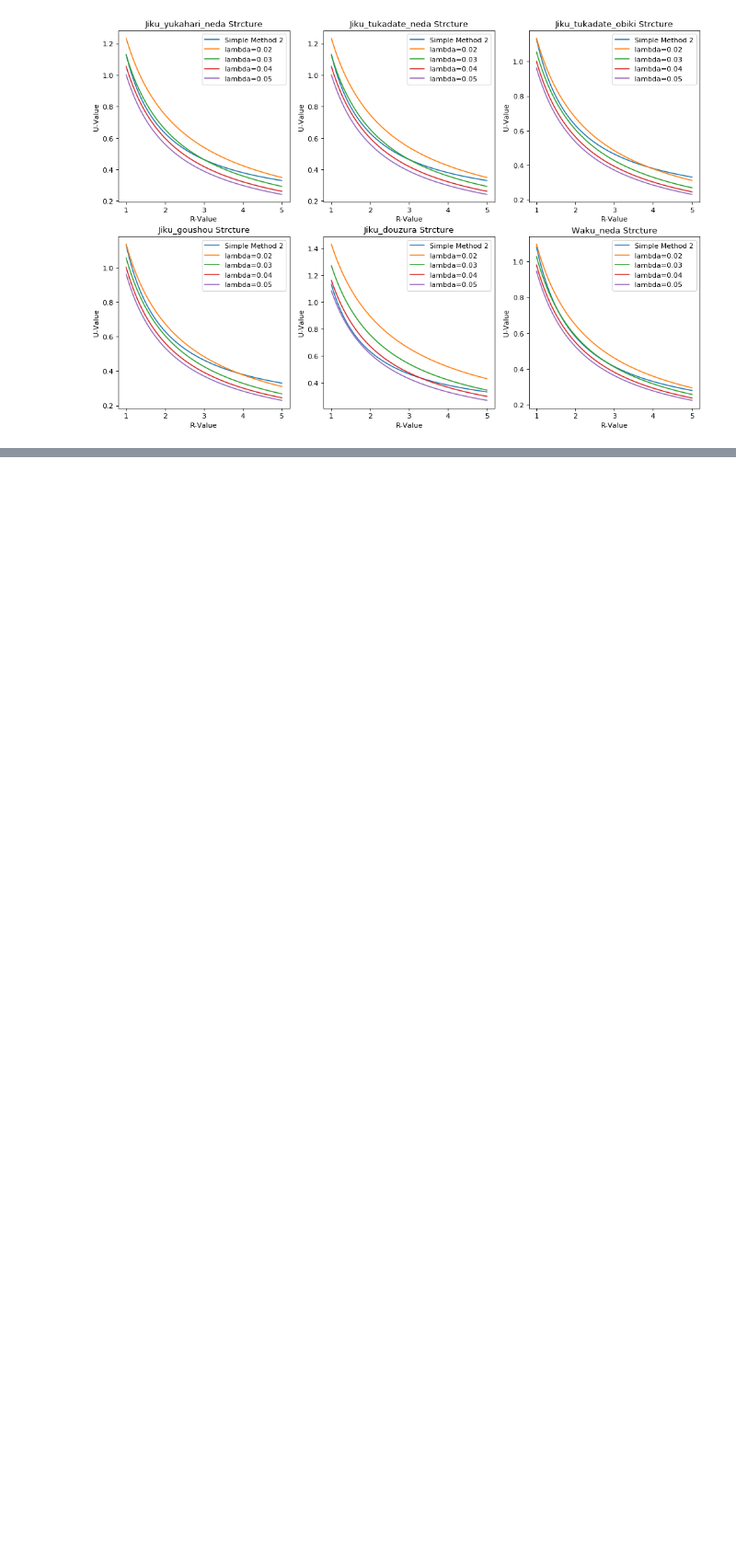
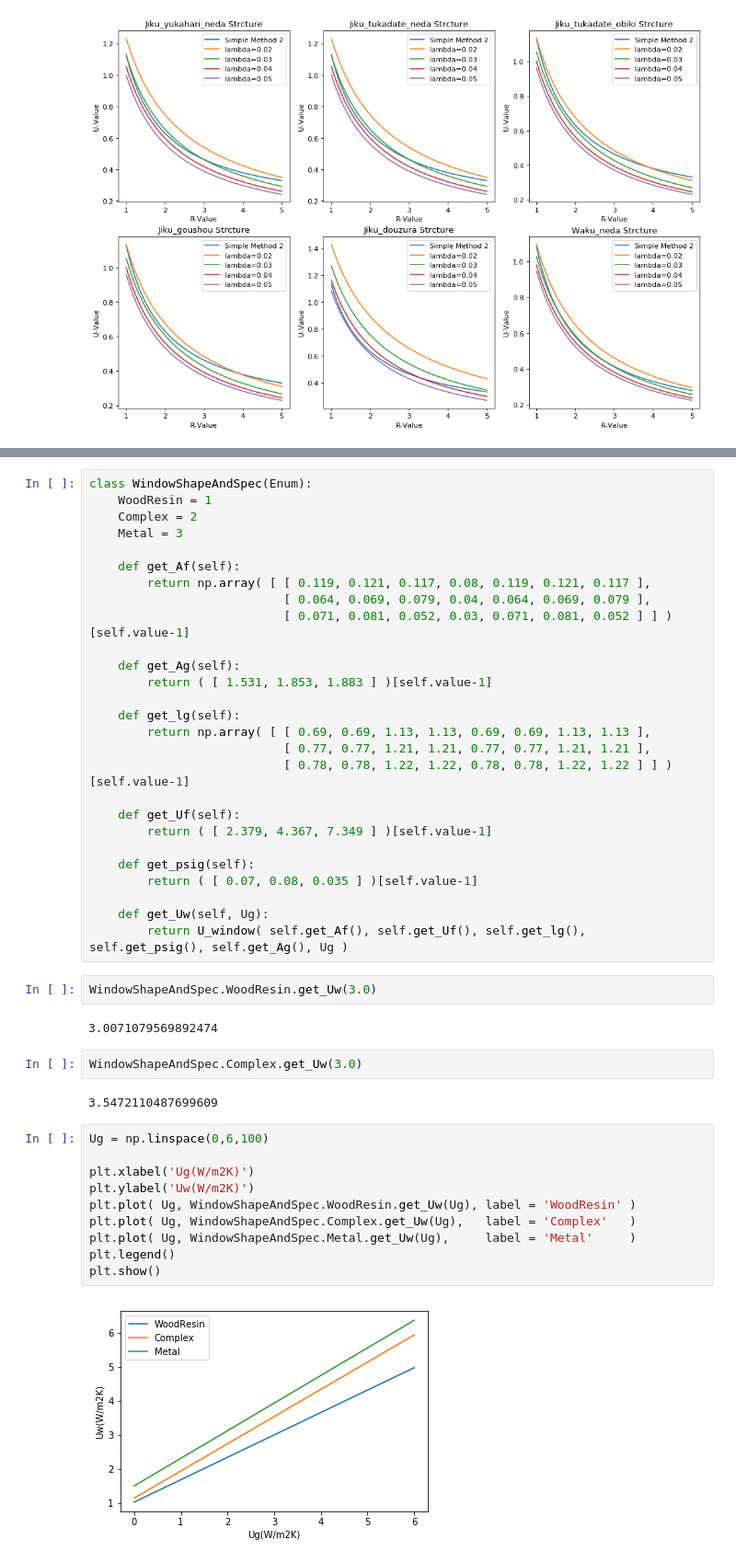
Before and after one commit to HisashiMiura/JJJProgramSpec, a Jupyter notebook: JJJUValueSimpleEvaluationMethod.ipynb, the cells around one changed output, grey strips where cells are left out. Shown: that part at 92% size. Saved outputs shown, nothing was run; the diff lists cells and outputs as text; blank space fills up the shorter version.

```diff
--- a/JJJUValueSimpleEvaluationMethod.ipynb
+++ b/JJJUValueSimpleEvaluationMethod.ipynb
@@ -825,0 +892,47 @@ plt.show()
+# %%
+class WindowShapeAndSpec(Enum):
+    WoodResin = 1
+    Complex = 2
+    Metal = 3
+
+    def get_Af(self):
+        return np.array( [ [ 0.119, 0.121, 0.117, 0.08, 0.119, 0.121, 0.117 ],
+                           [ 0.064, 0.069, 0.079, 0.04, 0.064, 0.069, 0.079 ],
+                           [ 0.071, 0.081, 0.052, 0.03, 0.071, 0.081, 0.052 ] ] )[self.value-1]
+
+    def get_Ag(self):
+        return ( [ 1.531, 1.853, 1.883 ] )[self.value-1]
+
+    def get_lg(self):
+        return np.array( [ [ 0.69, 0.69, 1.13, 1.13, 0.69, 0.69, 1.13, 1.13 ],
+                           [ 0.77, 0.77, 1.21, 1.21, 0.77, 0.77, 1.21, 1.21 ],
+                           [ 0.78, 0.78, 1.22, 1.22, 0.78, 0.78, 1.22, 1.22 ] ] )[self.value-1]
+
+    def get_Uf(self):
+        return ( [ 2.379, 4.367, 7.349 ] )[self.value-1]
+
+    def get_psig(self):
+        return ( [ 0.07, 0.08, 0.035 ] )[self.value-1]
+
+    def get_Uw(self, Ug):
+        return U_window( self.get_Af(), self.get_Uf(), self.get_lg(), self.get_psig(), self.get_Ag(), Ug )
+# %%
+WindowShapeAndSpec.WoodResin.get_Uw(3.0)
+# %% [output]
+3.0071079569892474
+# %%
+WindowShapeAndSpec.Complex.get_Uw(3.0)
+# %% [output]
+3.5472110487699609
+# %%
+Ug = np.linspace(0,6,100)
+
+plt.xlabel('Ug(W/m2K)')
+plt.ylabel('Uw(W/m2K)')
+plt.plot( Ug, WindowShapeAndSpec.WoodResin.get_Uw(Ug), label = 'WoodResin' )
+plt.plot( Ug, WindowShapeAndSpec.Complex.get_Uw(Ug),   label = 'Complex'   )
+plt.plot( Ug, WindowShapeAndSpec.Metal.get_Uw(Ug),     label = 'Metal'     )
+plt.legend()
+plt.show()
+# %% [output]
+[figure, added]
```
Also changed, not shown: parts of 13 cells of this notebook.
